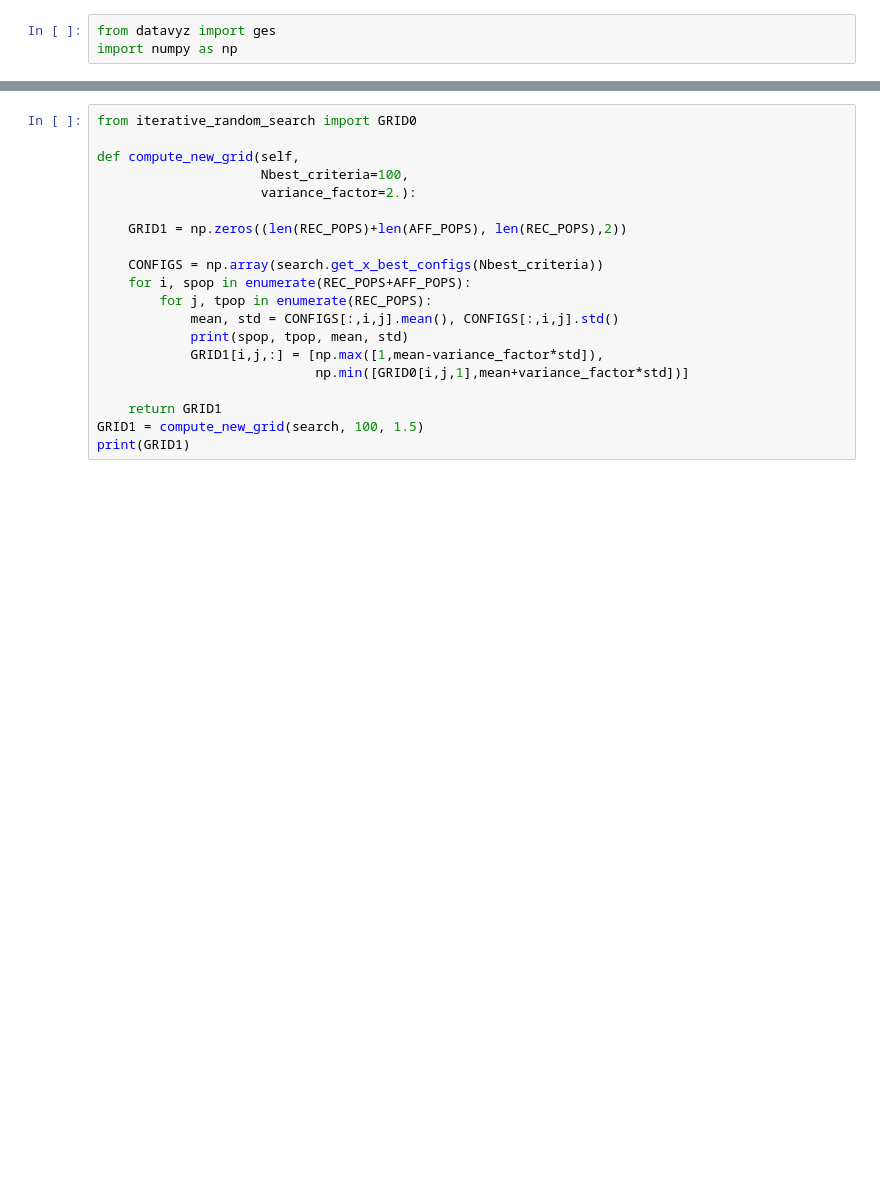
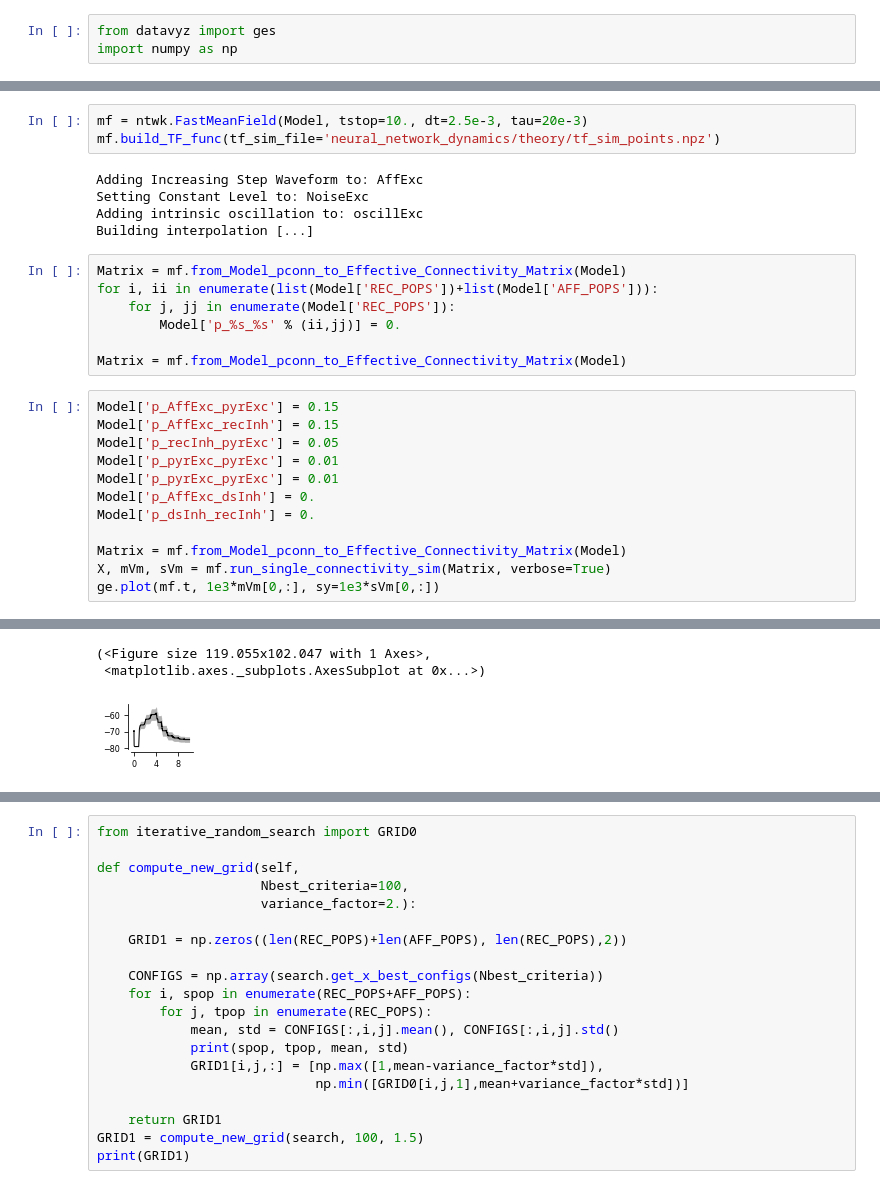
Before and after one commit to yzerlaut/spkNtwk-cortStatesWakefulness, a Jupyter notebook: notebook.ipynb, the cells around one changed output, grey strips where cells are left out. Saved outputs shown, nothing was run; the diff lists cells and outputs as text; blank space fills up the shorter version.

```diff
--- a/notebook.ipynb
+++ b/notebook.ipynb
@@ -16,0 +101,28 @@ import numpy as np
+# %%
+mf = ntwk.FastMeanField(Model, tstop=10., dt=2.5e-3, tau=20e-3)
+mf.build_TF_func(tf_sim_file='neural_network_dynamics/theory/tf_sim_points.npz')
+# %% [output]
+Adding Increasing Step Waveform to: AffExc
+Setting Constant Level to: NoiseExc
+Adding intrinsic oscillation to: oscillExc
+Building interpolation [...]
+# %%
+Matrix = mf.from_Model_pconn_to_Effective_Connectivity_Matrix(Model)
+for i, ii in enumerate(list(Model['REC_POPS'])+list(Model['AFF_POPS'])):
+    for j, jj in enumerate(Model['REC_POPS']):
+        Model['p_%s_%s' % (ii,jj)] = 0.
+
+Matrix = mf.from_Model_pconn_to_Effective_Connectivity_Matrix(Model)
+# %%
+Model['p_AffExc_pyrExc'] = 0.15
+Model['p_AffExc_recInh'] = 0.15
+Model['p_recInh_pyrExc'] = 0.05
+Model['p_pyrExc_pyrExc'] = 0.01
+Model['p_pyrExc_pyrExc'] = 0.01
+Model['p_AffExc_dsInh'] = 0.
+Model['p_dsInh_recInh'] = 0.
+
+Matrix = mf.from_Model_pconn_to_Effective_Connectivity_Matrix(Model)
+X, mVm, sVm = mf.run_single_connectivity_sim(Matrix, verbose=True)
+ge.plot(mf.t, 1e3*mVm[0,:], sy=1e3*sVm[0,:])
+# %% [output]
@@ -16,0 +131,3 @@ import numpy as np
+(<Figure size 119.055x102.047 with 1 Axes>,
+ <matplotlib.axes._subplots.AxesSubplot at 0x...>)
+[figure, added]
```
Also changed, not shown: parts of 14 cells of this notebook, 3 other files.
